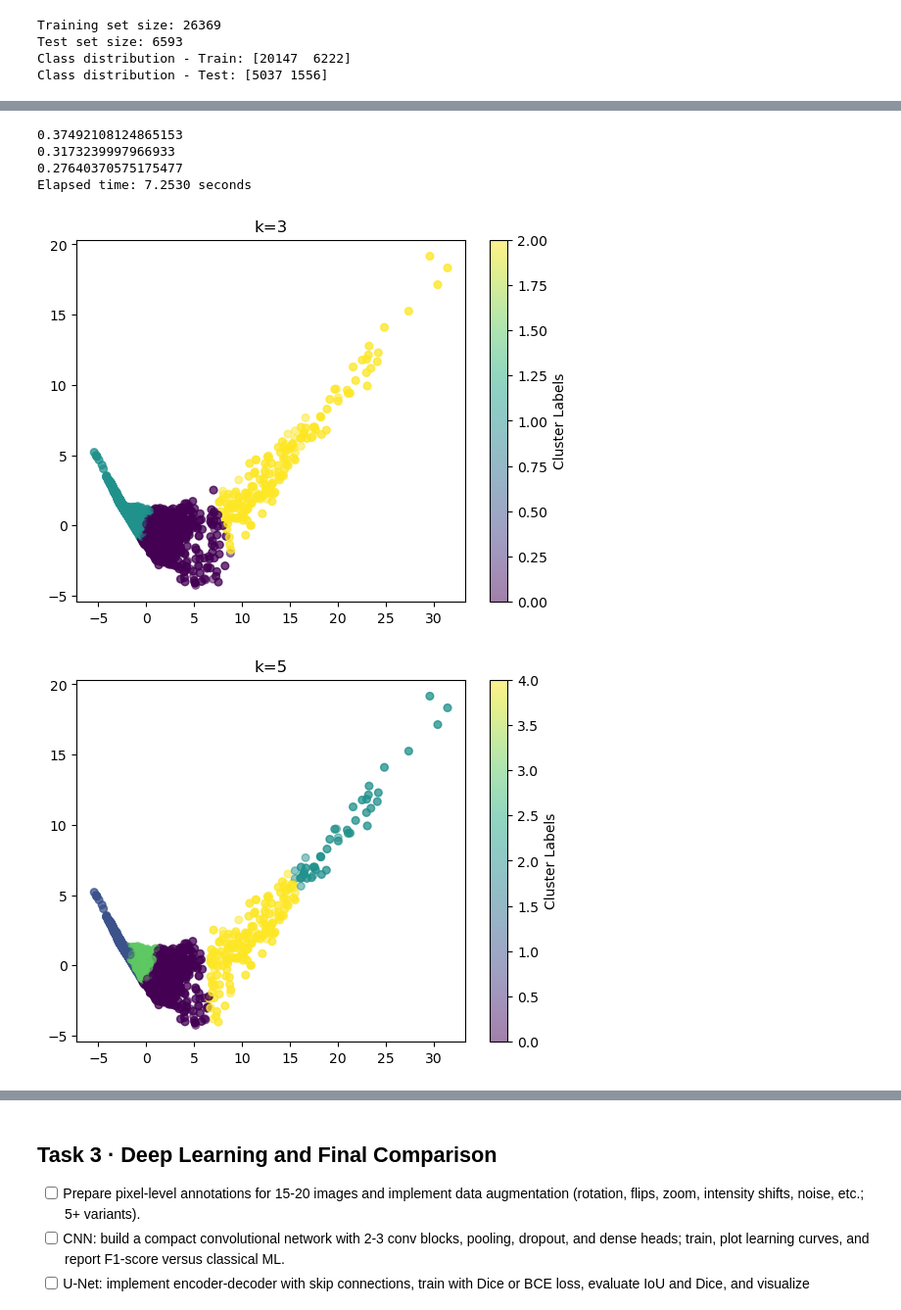
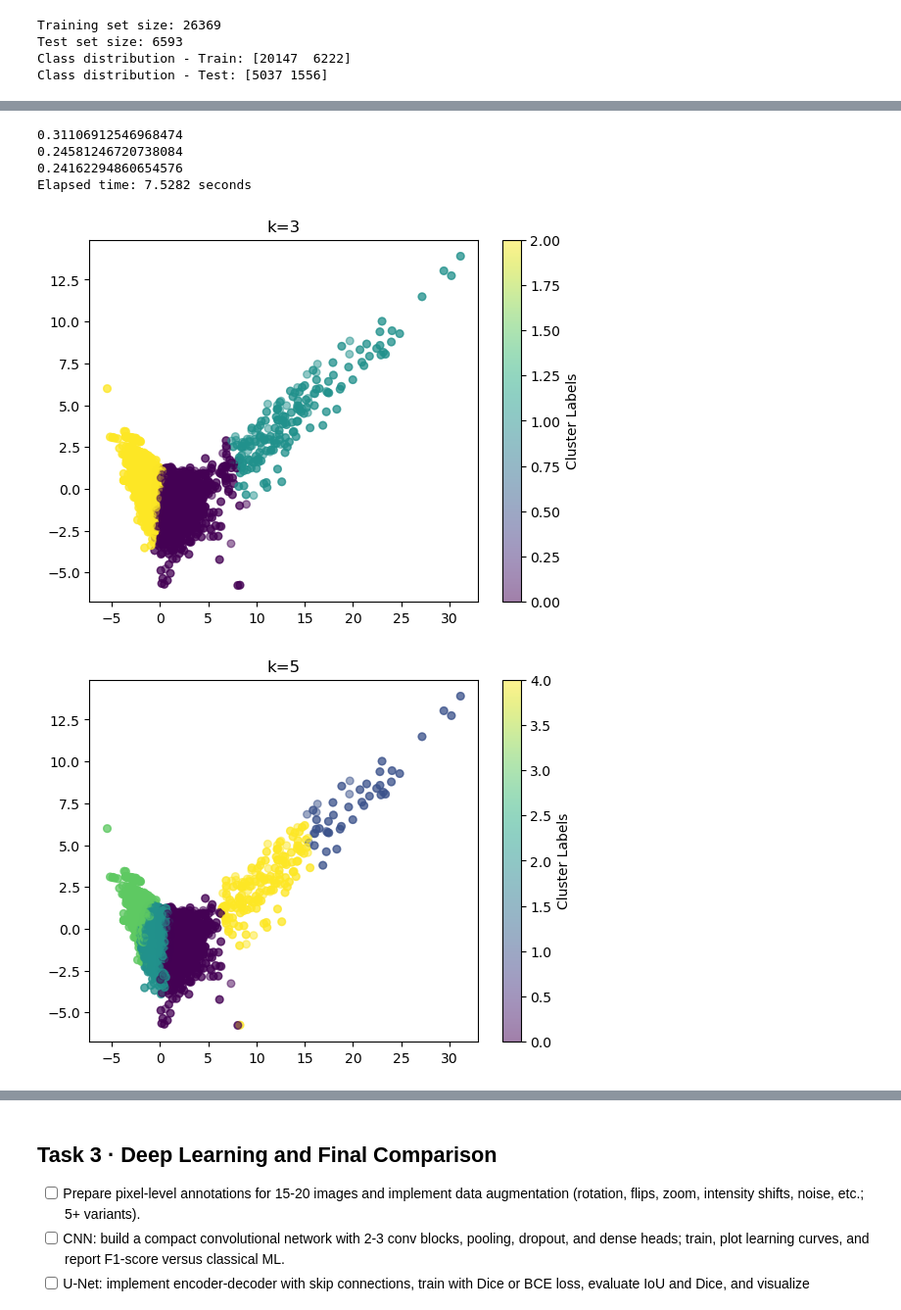
Before and after one commit to kgeisenman/MATSCI465_KatieEisenman, a Jupyter notebook: Week3+4/assignment_04_combined (1).ipynb, the cells around one changed output, grey strips where cells are left out. Shown at 98% size. Saved outputs shown, nothing was run; the diff lists cells and outputs as text; code cells hidden in the pictures.

```diff
--- a/Week3+4/assignment_04_combined (1).ipynb
+++ b/Week3+4/assignment_04_combined (1).ipynb
@@ -225,18 +244,6 @@ IoU: 1.0 Dice: 1.0
 - [ ] Unsupervised: run k-Means (k ∈ {3, 5, 7}) and visualize using PCA or t-SNE; compute silhouette scores.
 - [ ] Compare ML outputs with classical segmentation regarding particle counts, accuracy, and runtime; export to `ml_results.csv`.
 # %%
-# Task 2: feature extraction and ML pipelines
-from skimage.feature import canny, blob_dog, local_binary_pattern
-from sklearn import metrics
-from sklearn.cluster import KMeans
-from sklearn.decomposition import PCA
-from sklearn.ensemble import RandomForestClassifier
-from sklearn.manifold import TSNE
-from sklearn.metrics import f1_score, precision_score, recall_score, classification_report, confusion_matrix, silhouette_score
-from sklearn.model_selection import train_test_split
-from sklearn.preprocessing import StandardScaler
-from sklearn.svm import SVC
-
 # HINTS for Task 2:
 # 1. Feature extraction: For each detected region, compute:
 #    - Area, perimeter, equivalent diameter, eccentricity, solidity (from regionprops)
@@ -251,14 +258,7 @@ from sklearn.svm import SVC
 #     minr, minc, maxr, maxc = bbox
 #     return image[minr:maxr, minc:maxc]
 
-#DO LATER
-# def edge_ratio(regmask, image):
-#     edges = canny(region)
-#     edge_rat = np.sum(edges) / area
-
-
-
-def identify_features(image, region):
+def identify_features(region):
     #basic regionpropos
     area = region.area
     perimeter = region.perimeter
@@ -274,14 +274,20 @@ def identify_features(image, region):
     mean = region.mean_intensity
     std = region.intensity_std
 
-    # edge_ratio = region.edge_ratio
+    patch = region.intensity_image.astype(float, copy=False)
+    edges = canny(patch)
+    edge_count = int(np.count_nonzero(edges & region.image))
+    edge_ratio = edge_count / area if area > 0 else 0.0
 
+    lbp = local_binary_pattern(patch, P=8, R=1, method='uniform')
+    lbp_vals = lbp[region.image]
+    lbp_variance = float(np.var(lbp_vals)) if lbp_vals.size else 0.0
 
     return {
         'area': area, 'perimeter' : perimeter, 'equivalent_diameter':equivalent_diameter,
         'eccentricity': eccentricity, 'solidity': solidity, 'circularity': circularity,
         'intensity_min': min, 'intensity_max': max, 'intensity_mean': mean,
-        'intensity_std': std}
+        'intensity_std': std, 'edge_ratio': edge_ratio, 'lbp_variance':lbp_variance}
 
 def build_dataset(image_files):
     feature_list = []
@@ -315,7 +321,7 @@ def build_dataset(image_files):
 
         for spot in spot_areas:
             if spot.area > 5:
-                features = identify_features(enhanced_image, spot)
+                features = identify_features(spot)
                 feature_list.append(features)
                 label_list.append(idx)
 
@@ -349,7 +355,7 @@ max          0.680980       0.210038
 #    Keep top 5-7 features with highest importance scores
 #    Hint: importance_df = pd.DataFrame({'feature': feature_names, 'importance': importances})
 
-def select_top_features_by_importance(rf_model, feature_df, k=6):
+def select_top_features_by_importance(rf_model, feature_df, k=7):
     importances = rf_model.feature_importances_
     feat_names = np.array(feature_df.columns)
 
@@ -372,9 +378,9 @@ rf_importance = RandomForestClassifier(n_estimators=100, random_state=42)
 rf_importance.fit(feature_df, labels)
 
 top_features, fi_df, feature_df_top = select_top_features_by_importance(
-    rf_importance, feature_df, k=6
+    rf_importance, feature_df, k=7
 )
 
 print("Top features:", top_features)
-print(fi_df.head(10))  # full ranking (top 10 shown)
+print(fi_df.head(12))  # full ranking (top 10 shown)
 # %% [output]
@@ -506,36 +514,38 @@ k_list = [3, 5, 7]
 for i in k_list:
     clusters = KMeans(n_clusters=i, random_state=42).fit_predict(X_scaled)
     silhouette_score_i = silhouette_score(X_scaled, clusters) #For each k
     print(silhouette_score_i)
     sil_scores[i] = silhouette_score_i
     X_pca = PCA(n_components=2).fit_transform(X_scaled)
     plt.figure()
     plt.scatter(X_pca[:, 0], X_pca[:, 1], c=clusters, s=30, alpha=0.5)
     plt.colorbar(label='Cluster Labels')
     plt.title(f'k={i}')
+    if i == 7:
+        k_means_fig = X_pca
 
 kmeans_sil = max(sil_scores)
 
 end_time = time.perf_counter()
 kmeans_runtime = (end_time - start_time)/3
 print(f"Elapsed time: {kmeans_runtime:.4f} seconds")
 
 
 # TODO: evaluate models, generate confusion matrices, export results
 # ml_results = pd.DataFrame()
 # ml_results.to_csv('ml_results.csv', index=False)
 
 # Confusion matrix visualization hint:
 # Use seaborn.heatmap(confusion_matrix, annot=True) for nice heatmap display
 
 # TODO: run unsupervised clustering and visualize embeddings
 # K-Means hint: clusters = KMeans(n_clusters=k, random_state=42).fit_predict(X_scaled)
 # PCA visualization: X_pca = PCA(n_components=2).fit_transform(X_scaled)
 #                   plt.scatter(X_pca[:, 0], X_pca[:, 1], c=clusters)
 # %% [output]
-0.37492108124865153
-0.3173239997966933
-0.27640370575175477
-Elapsed time: 7.2530 seconds
+0.31106912546968474
+0.24581246720738084
+0.24162294860654576
+Elapsed time: 7.5282 seconds
-[figure, old version]
+[figure, new version]
-[figure, old version]
+[figure, new version]
```
Also changed, not shown: parts of 19 cells of this notebook, 5 other files.
